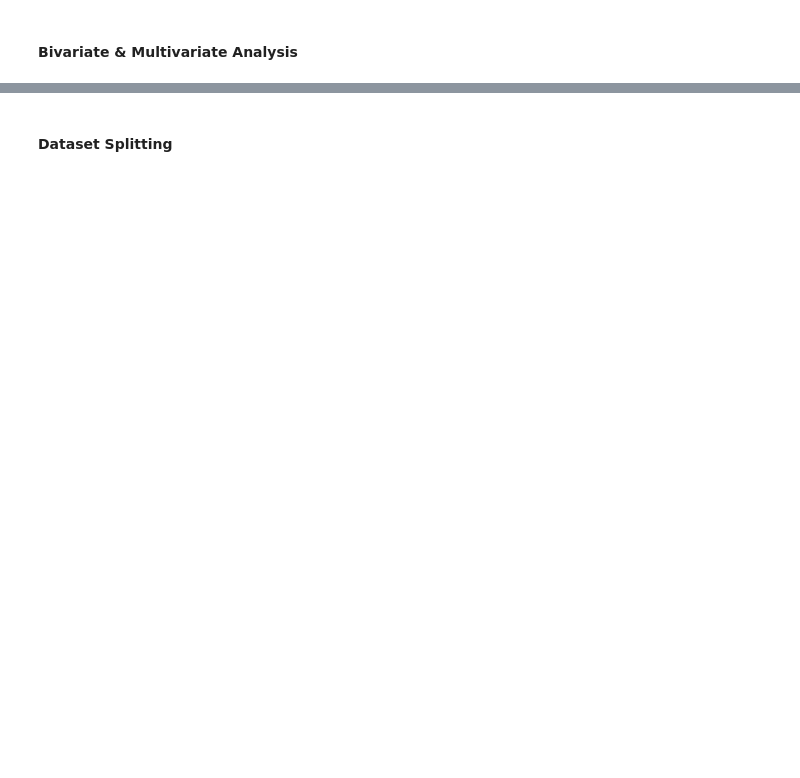
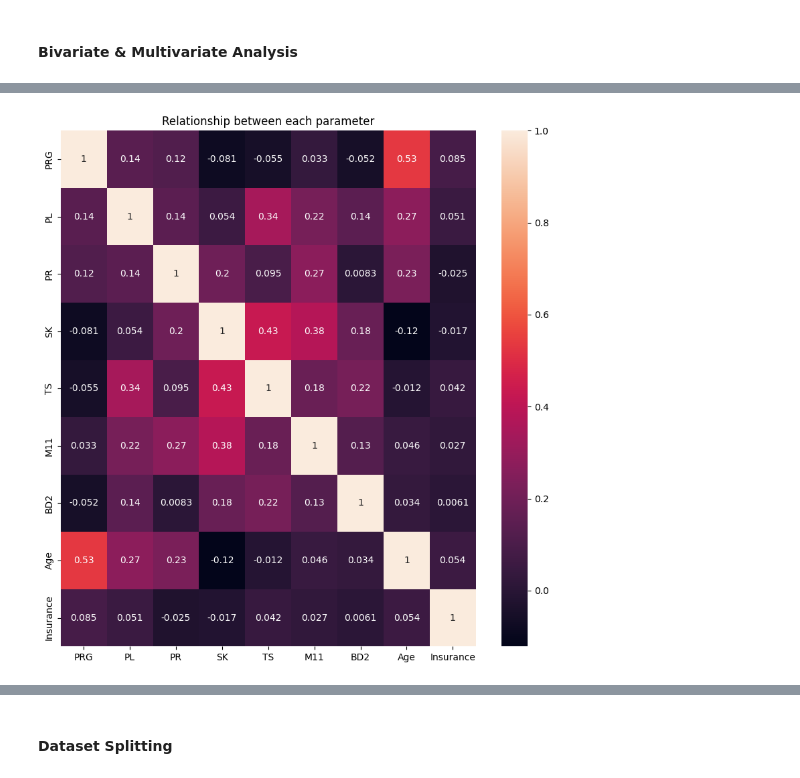
Before and after one commit to damzking/sepsissprediction2, a Jupyter notebook: dev/API_App.ipynb, the cells around one changed output, grey strips where cells are left out. Cells and saved outputs as stored; diff of their text form; code cells hidden in the pictures; blank space fills up the shorter version.

```diff
--- a/dev/API_App.ipynb
+++ b/dev/API_App.ipynb
@@ -216,0 +215,7 @@ plt.show()
+# %%
+plt.figure(figsize=(10, 10))
+sns.heatmap(data=pfiles_df.drop(['Sepssis'], axis=1).corr(), annot=True)
+plt.title('Relationship between each parameter')
+plt.show()
+# %% [output]
+[figure, added]
```
Also changed, not shown: parts of 65 cells of this notebook.
